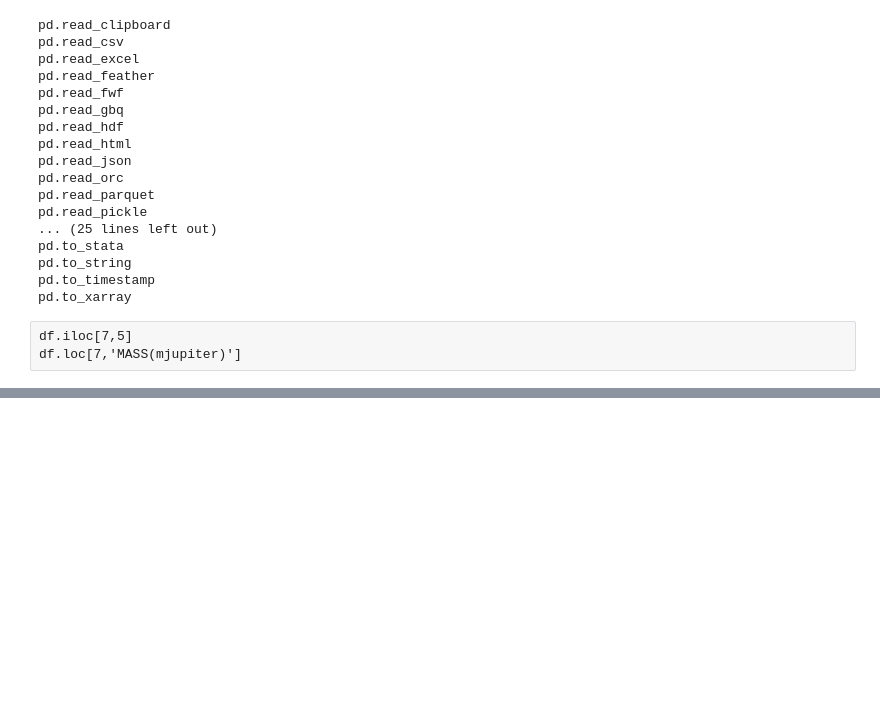
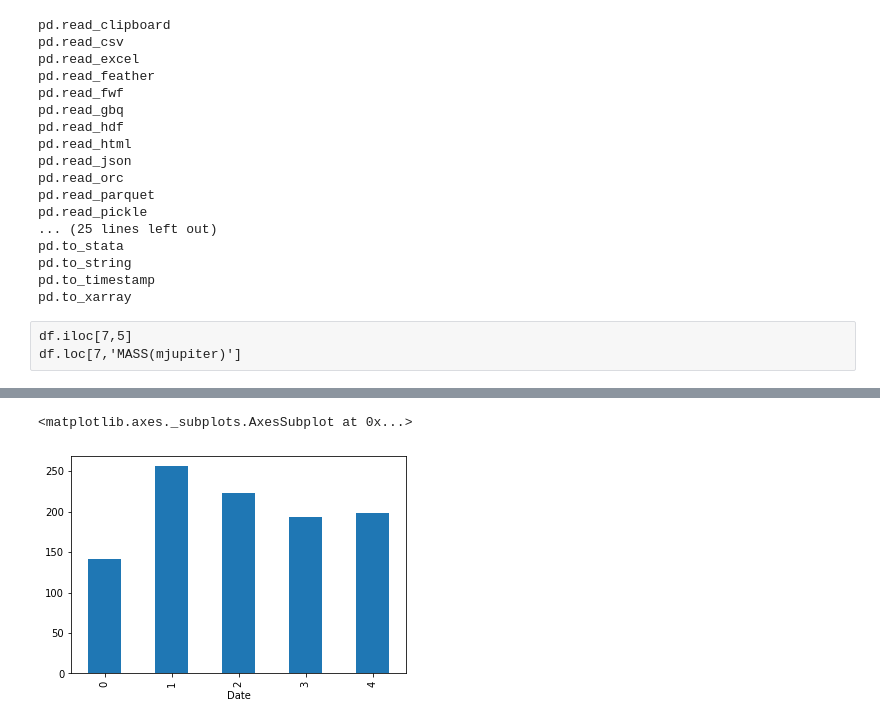
Before and after one commit to mukulietlucknow/strata_data, a Jupyter notebook: self practice.ipynb, the cells around one changed output, grey strips where cells are left out. Saved outputs shown, nothing was run; the diff lists cells and outputs as text; code cells hidden in the pictures; blank space fills up the shorter version.

```diff
--- a/self practice.ipynb
+++ b/self practice.ipynb
@@ -285,0 +586,2 @@ df.to_csv('tmp/exoplanets.csv', index=False, encoding='utf-8')
+# %%
+sptt['ltdd'] = sptt[['UpDown']].rolling(window=4 , center=False).apply(last_three_days_down).shift(-3)
@@ -285,0 +590,2 @@ df.to_csv('tmp/exoplanets.csv', index=False, encoding='utf-8')
+# %%
+sptt['turned'] = (sptt['ltdd'] > 0.) & (sptt['UpDown'] > 0.)
@@ -285,0 +604,4 @@ df.to_csv('tmp/exoplanets.csv', index=False, encoding='utf-8')
+# %%
+sptt["no_of_dayth"] = sptt.index.day_name()
+# %%
+sp_turning_days_totals = sptt.turned.groupby(sptt["no_of_dayth"]).sum()
@@ -285,0 +618,5 @@ df.to_csv('tmp/exoplanets.csv', index=False, encoding='utf-8')
+# %%
+sp_turning_days_totals.plot(kind = 'bar')
+# %% [output]
+<matplotlib.axes._subplots.AxesSubplot at 0x...>
+[figure, added]
```
Also changed, not shown: parts of 62 cells of this notebook, 1 other file.
